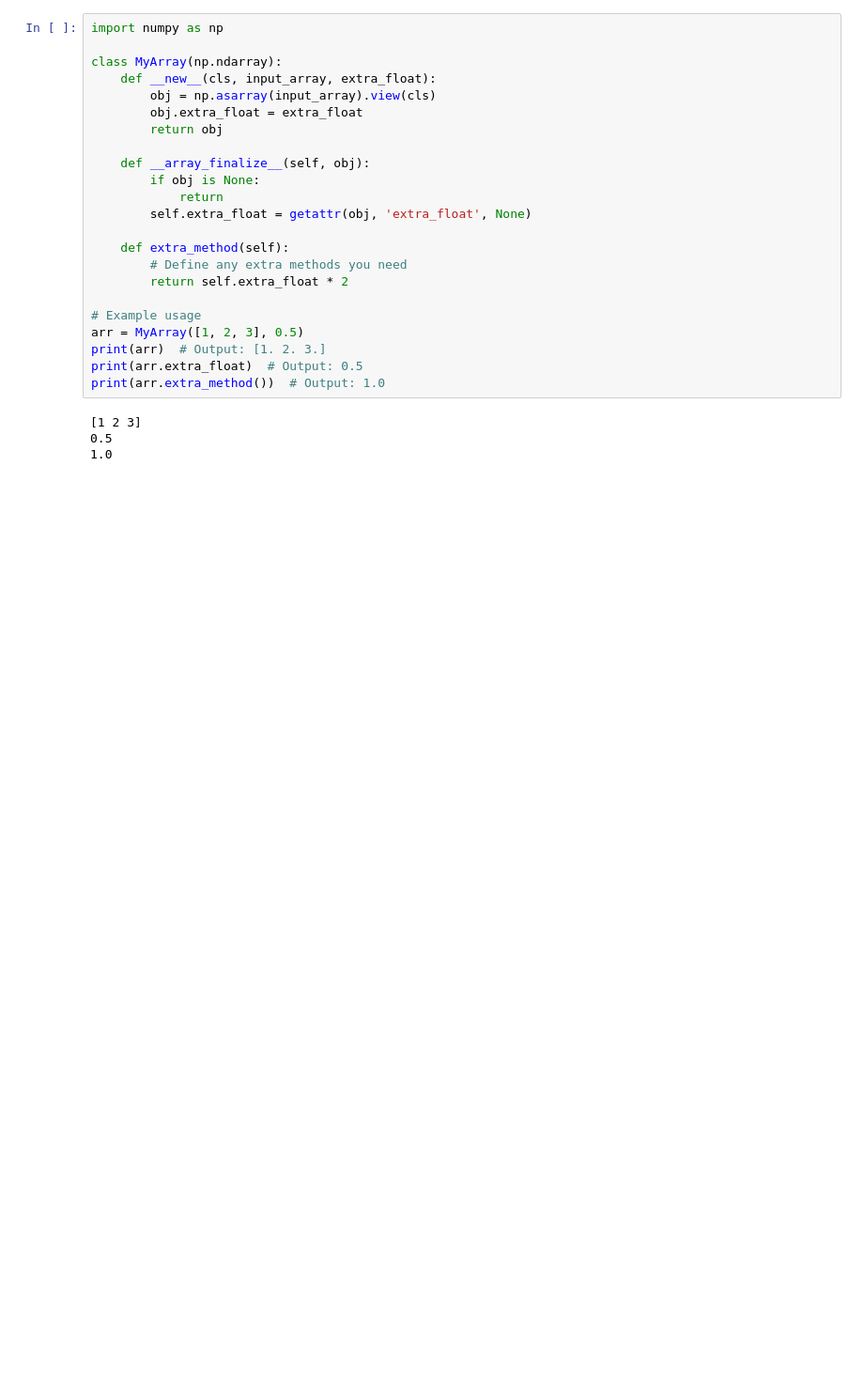
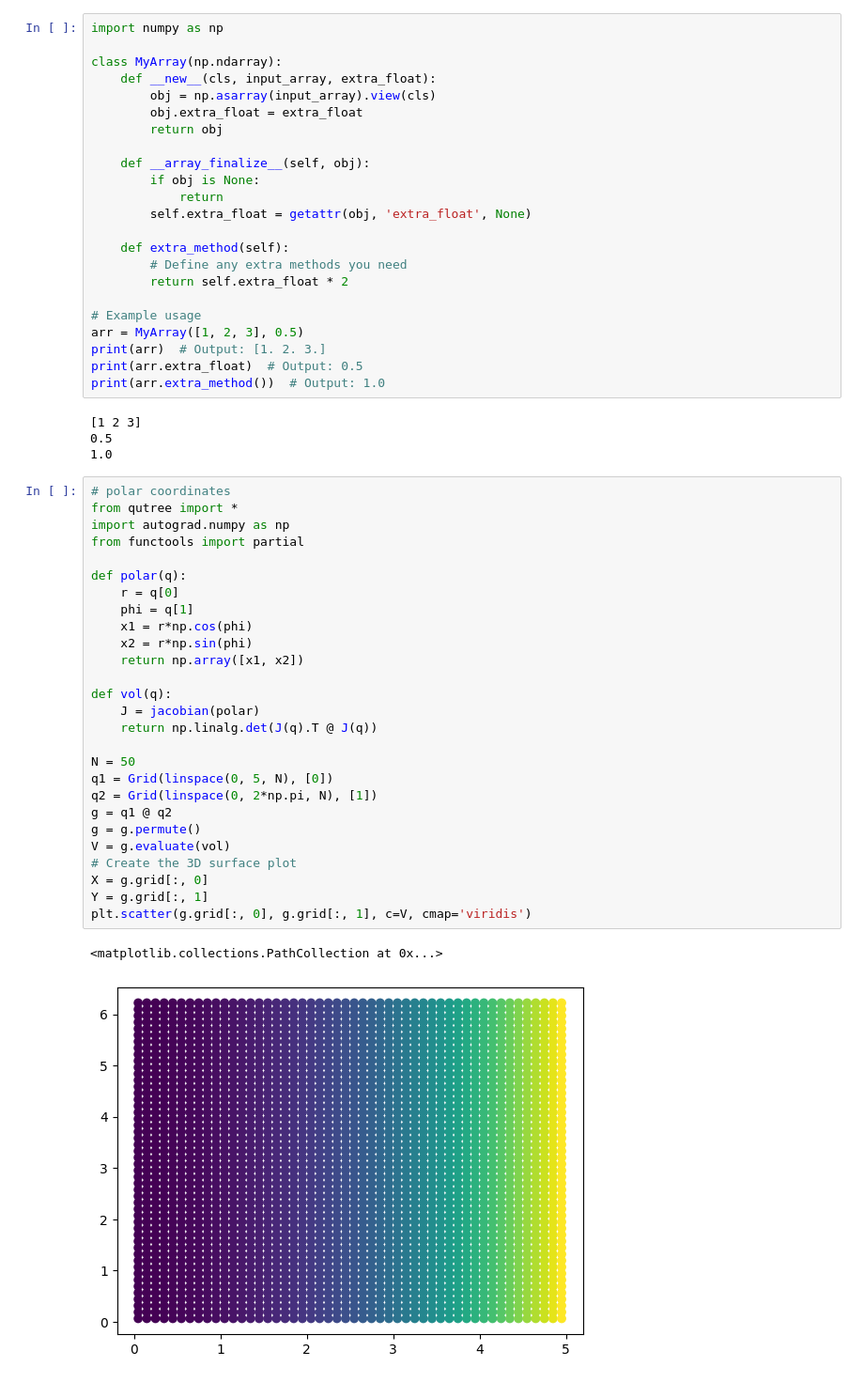
Before and after one commit to roman-ellerbrock/pyQuTree, a Jupyter notebook: kinetic_energy.ipynb, the cells around one changed output. Shown at 94% size. Saved outputs shown, nothing was run; the diff lists cells and outputs as text; blank space fills up the shorter version.

```diff
--- a/kinetic_energy.ipynb
+++ b/kinetic_energy.ipynb
@@ -85,3 +86,33 @@ print(arr.extra_method())  # Output: 1.0
 [1 2 3]
 0.5
 1.0
+# %%
+# polar coordinates
+from qutree import *
+import autograd.numpy as np
+from functools import partial
+
+def polar(q):
+    r = q[0]
+    phi = q[1]
+    x1 = r*np.cos(phi)
+    x2 = r*np.sin(phi)
+    return np.array([x1, x2])
+
+def vol(q):
+    J = jacobian(polar)
+    return np.linalg.det(J(q).T @ J(q))
+
+N = 50
+q1 = Grid(linspace(0, 5, N), [0])
+q2 = Grid(linspace(0, 2*np.pi, N), [1])
+g = q1 @ q2
+g = g.permute()
+V = g.evaluate(vol)
+# Create the 3D surface plot
+X = g.grid[:, 0]
+Y = g.grid[:, 1]
+plt.scatter(g.grid[:, 0], g.grid[:, 1], c=V, cmap='viridis')
+# %% [output]
+<matplotlib.collections.PathCollection at 0x...>
+[figure, added]
```
Also changed, not shown: parts of 7 cells of this notebook, 10 other files.
